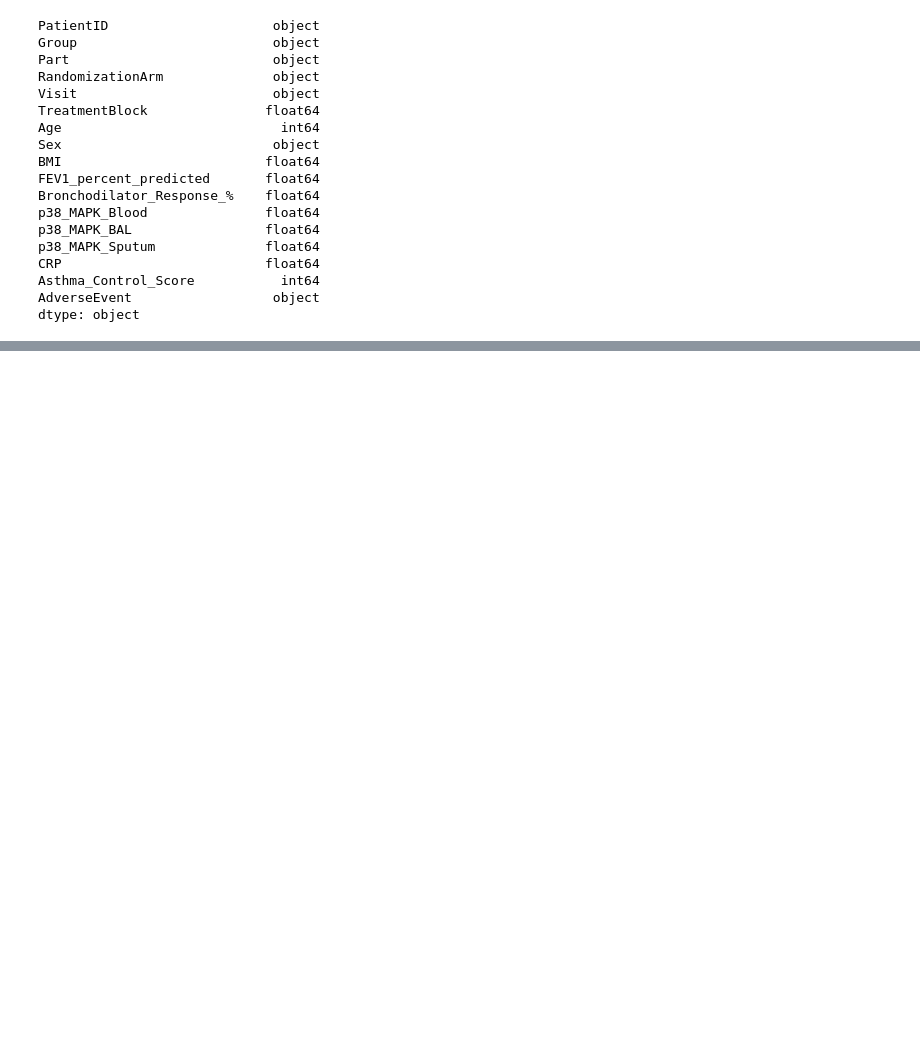
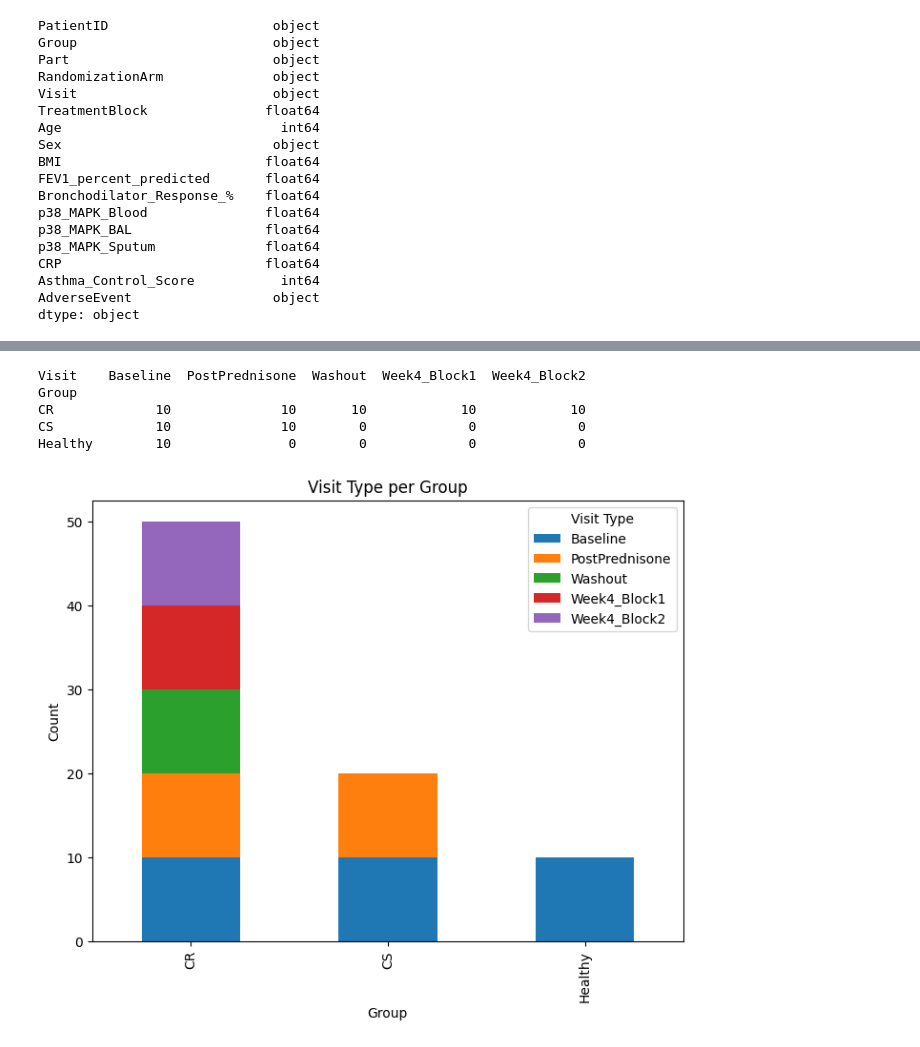
Before and after one commit to toljoyce/Data-Analyst-Projects, a Jupyter notebook: ClinicalTrialsData/Project1.ipynb, the cells around one changed output, grey strips where cells are left out. Cells and saved outputs as stored; diff of their text form; code cells hidden in the pictures; blank space fills up the shorter version.

```diff
--- a/ClinicalTrialsData/Project1.ipynb
+++ b/ClinicalTrialsData/Project1.ipynb
@@ -219,0 +231,17 @@ All data types are set correctly.
+# %%
+object_dtype = ['PatientID']
+category_dtype = ['Group', 'Part', 'RandomizationArm', 'Visit', 'TreatmentBlock', 'Sex', 'AdverseEvent']
+int_type = ['Age', 'Asthma_Control_Score']
+float_type = ['BMI', 'FEV1_percent_predicted', 'Bronchodilator_Response_%', 'p38_MAPK_Blood', 'p38_MAPK_BAL', 'p38_MAPK_Sputum', 'CRP']
+# %%
+# Apply conversions
+df[object_dtype] = df[object_dtype].astype(str)
+
+for col in category_dtype:
+    df[col] = df[col].astype("category")
+
+for col in int_type:
+    df[col] = pd.to_numeric(df[col], errors="coerce").astype("Int64")  # Nullable int
+
+for col in float_type:
+    df[col] = pd.to_numeric(df[col], errors="coerce").astype("float64")
@@ -219,0 +298,26 @@ All data types are set correctly.
+# %%
+#Stacked bar chart for Group and Visit type
+
+import matplotlib.pyplot as plt
+
+
+# Create frequency table (pivot table)
+Visit_per_group = pd.crosstab(df['Group'], df['Visit'])
+
+print(Visit_per_group)
+
+# Plot stacked bar chart
+Visit_per_group.plot(kind='bar', stacked=True, figsize=(8,6))
+
+plt.title("Visit Type per Group")
+plt.xlabel("Group")
+plt.ylabel("Count")
+plt.legend(title="Visit Type")
+plt.show()
+# %% [output]
+Visit    Baseline  PostPrednisone  Washout  Week4_Block1  Week4_Block2
+Group
+CR             10              10       10            10            10
+CS             10              10        0             0             0
+Healthy        10               0        0             0             0
+[figure, added]
```
Also changed, not shown: parts of 28 cells of this notebook, 3 other files.
